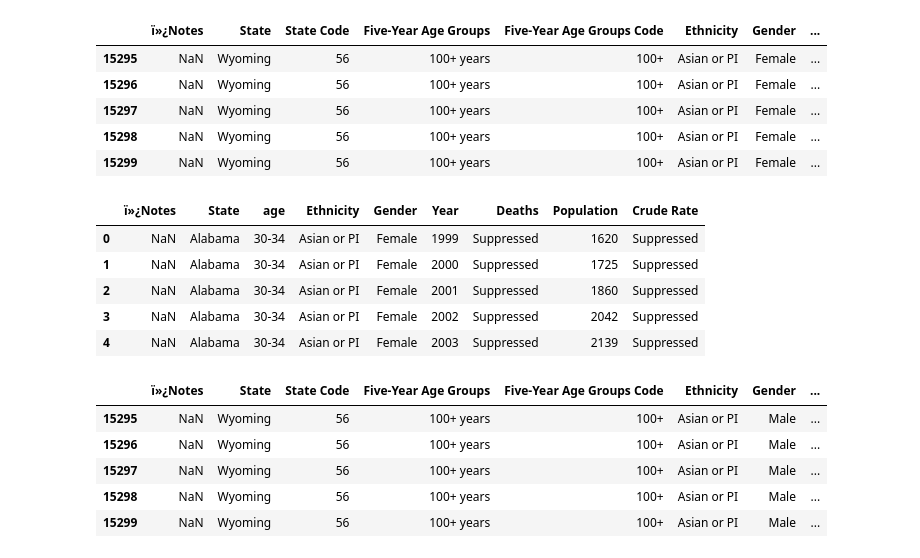
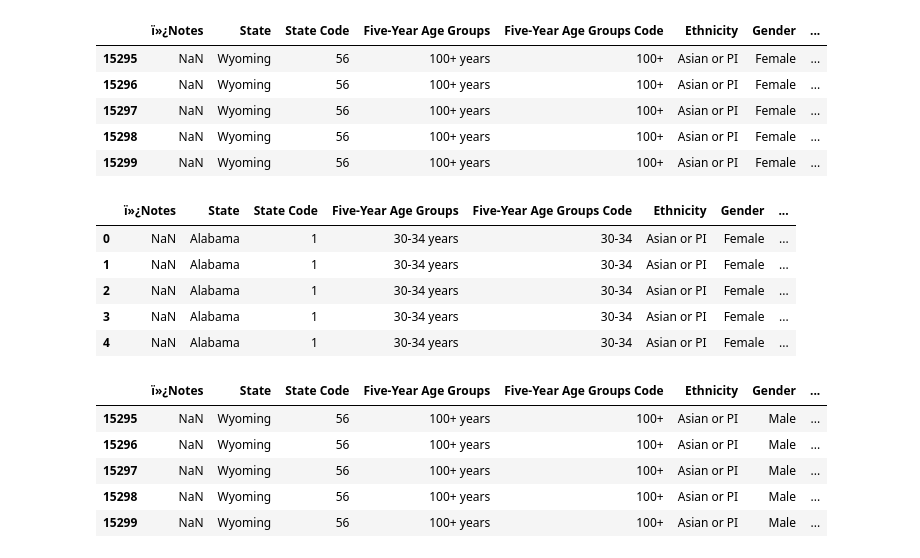
Before and after one commit to MrBardot/Trends-in-Alzheimers-Disease-Fatalities-in-the-United-States-and-Tennessee-from-1999-2018.-, a Jupyter notebook: notebooks/alz_eda.ipynb, the cells around one changed output. Drawn from its saved outputs; the diff is of its cells as text; code cells hidden in the pictures.

```diff
--- a/notebooks/alz_eda.ipynb
+++ b/notebooks/alz_eda.ipynb
@@ -217,16 +222,16 @@ asian_female.tail()
 | 15298 | NaN | Wyoming | 56 | 100+ years | 100+ | Asian or PI | Female | ... |
 | 15299 | NaN | Wyoming | 56 | 100+ years | 100+ | Asian or PI | Female | ... |
 # %%
-asian_female = asian_female.drop(columns = ['State Code','Five-Year Age Groups','Gender Code','Year Code'])
-asian_female = asian_female.rename(columns = {'Five-Year Age Groups Code':'age'})
+#asian_female = asian_female.drop(columns = ['State Code','Five-Year Age Groups','Gender Code','Year Code'])
+#asian_female = asian_female.rename(columns = {'Five-Year Age Groups Code':'age'})
 asian_female.head()
 # %% [output]
-|  | ï»¿Notes | State | age | Ethnicity | Gender | Year | Deaths | Population | Crude Rate |
-| 0 | NaN | Alabama | 30-34 | Asian or PI | Female | 1999 | Suppressed | 1620 | Suppressed |
-| 1 | NaN | Alabama | 30-34 | Asian or PI | Female | 2000 | Suppressed | 1725 | Suppressed |
-| 2 | NaN | Alabama | 30-34 | Asian or PI | Female | 2001 | Suppressed | 1860 | Suppressed |
-| 3 | NaN | Alabama | 30-34 | Asian or PI | Female | 2002 | Suppressed | 2042 | Suppressed |
-| 4 | NaN | Alabama | 30-34 | Asian or PI | Female | 2003 | Suppressed | 2139 | Suppressed |
+|  | ï»¿Notes | State | State Code | Five-Year Age Groups | Five-Year Age Groups Code | Ethnicity | Gender | ... |
+| 0 | NaN | Alabama | 1 | 30-34 years | 30-34 | Asian or PI | Female | ... |
+| 1 | NaN | Alabama | 1 | 30-34 years | 30-34 | Asian or PI | Female | ... |
+| 2 | NaN | Alabama | 1 | 30-34 years | 30-34 | Asian or PI | Female | ... |
+| 3 | NaN | Alabama | 1 | 30-34 years | 30-34 | Asian or PI | Female | ... |
+| 4 | NaN | Alabama | 1 | 30-34 years | 30-34 | Asian or PI | Female | ... |
 # %%
 asian_male.tail()
 # %% [output]
```
Also changed, not shown: parts of 13 cells of this notebook.
